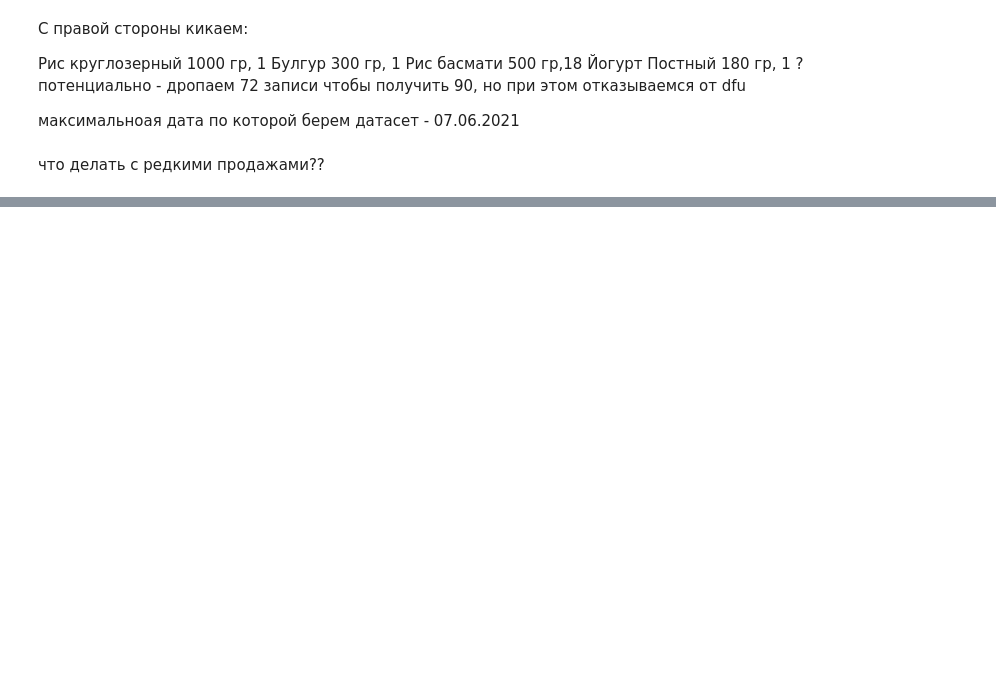
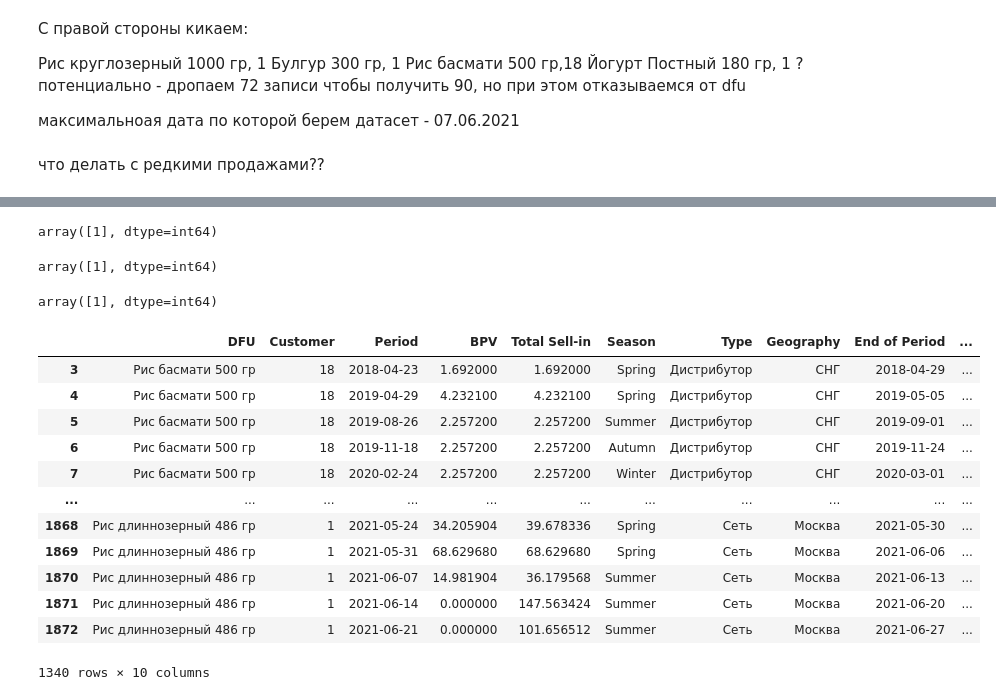
Before and after one commit to DenisMakukh/it-consulting, a Jupyter notebook: main.ipynb, the cells around one changed output, grey strips where cells are left out. Saved outputs shown, nothing was run; the diff lists cells and outputs as text; code cells hidden in the pictures; blank space fills up the shorter version.

```diff
--- a/main.ipynb
+++ b/main.ipynb
@@ -590,0 +1311,31 @@ final_df = final_df.merge(dfu_customer_counts, on=['DFU', 'Customer'], how='left
+# %%
+sales_df_cleaned[sales_df_cleaned['DFU'] == "Йогурт Постный 180 гр"]['Customer'].unique()
+# %% [output]
+array([1], dtype=int64)
+# %%
+sales_df_cleaned[sales_df_cleaned['DFU'] == "Рис круглозерный 1000 гр"]['Customer'].unique()
+# %% [output]
+array([1], dtype=int64)
+# %%
+sales_df_cleaned[sales_df_cleaned['DFU'] == "Булгур 300 гр"]['Customer'].unique()
+# %% [output]
+array([1], dtype=int64)
+# %%
+dfu_to_remove = ["Йогурт Постный 180 гр", "Рис круглозерный 1000 гр", "Булгур 300 гр"]
+sales_df_cleaned = sales_df_cleaned[~sales_df_cleaned['DFU'].isin(dfu_to_remove)]
+# %%
+sales_df_cleaned
+# %% [output]
+|  | DFU | Customer | Period | BPV | Total Sell-in | Season | Type | Geography | End of Period | ... |
+| 3 | Рис басмати 500 гр | 18 | 2018-04-23 | 1.692000 | 1.692000 | Spring | Дистрибутор | СНГ | 2018-04-29 | ... |
+| 4 | Рис басмати 500 гр | 18 | 2019-04-29 | 4.232100 | 4.232100 | Spring | Дистрибутор | СНГ | 2019-05-05 | ... |
+| 5 | Рис басмати 500 гр | 18 | 2019-08-26 | 2.257200 | 2.257200 | Summer | Дистрибутор | СНГ | 2019-09-01 | ... |
+| 6 | Рис басмати 500 гр | 18 | 2019-11-18 | 2.257200 | 2.257200 | Autumn | Дистрибутор | СНГ | 2019-11-24 | ... |
+| 7 | Рис басмати 500 гр | 18 | 2020-02-24 | 2.257200 | 2.257200 | Winter | Дистрибутор | СНГ | 2020-03-01 | ... |
+| ... | ... | ... | ... | ... | ... | ... | ... | ... | ... | ... |
+| 1868 | Рис длиннозерный 486 гр | 1 | 2021-05-24 | 34.205904 | 39.678336 | Spring | Сеть | Москва | 2021-05-30 | ... |
+| 1869 | Рис длиннозерный 486 гр | 1 | 2021-05-31 | 68.629680 | 68.629680 | Spring | Сеть | Москва | 2021-06-06 | ... |
+| 1870 | Рис длиннозерный 486 гр | 1 | 2021-06-07 | 14.981904 | 36.179568 | Summer | Сеть | Москва | 2021-06-13 | ... |
+| 1871 | Рис длиннозерный 486 гр | 1 | 2021-06-14 | 0.000000 | 147.563424 | Summer | Сеть | Москва | 2021-06-20 | ... |
+| 1872 | Рис длиннозерный 486 гр | 1 | 2021-06-21 | 0.000000 | 101.656512 | Summer | Сеть | Москва | 2021-06-27 | ... |
+1340 rows × 10 columns
```
Also changed, not shown: parts of 73 cells of this notebook.
